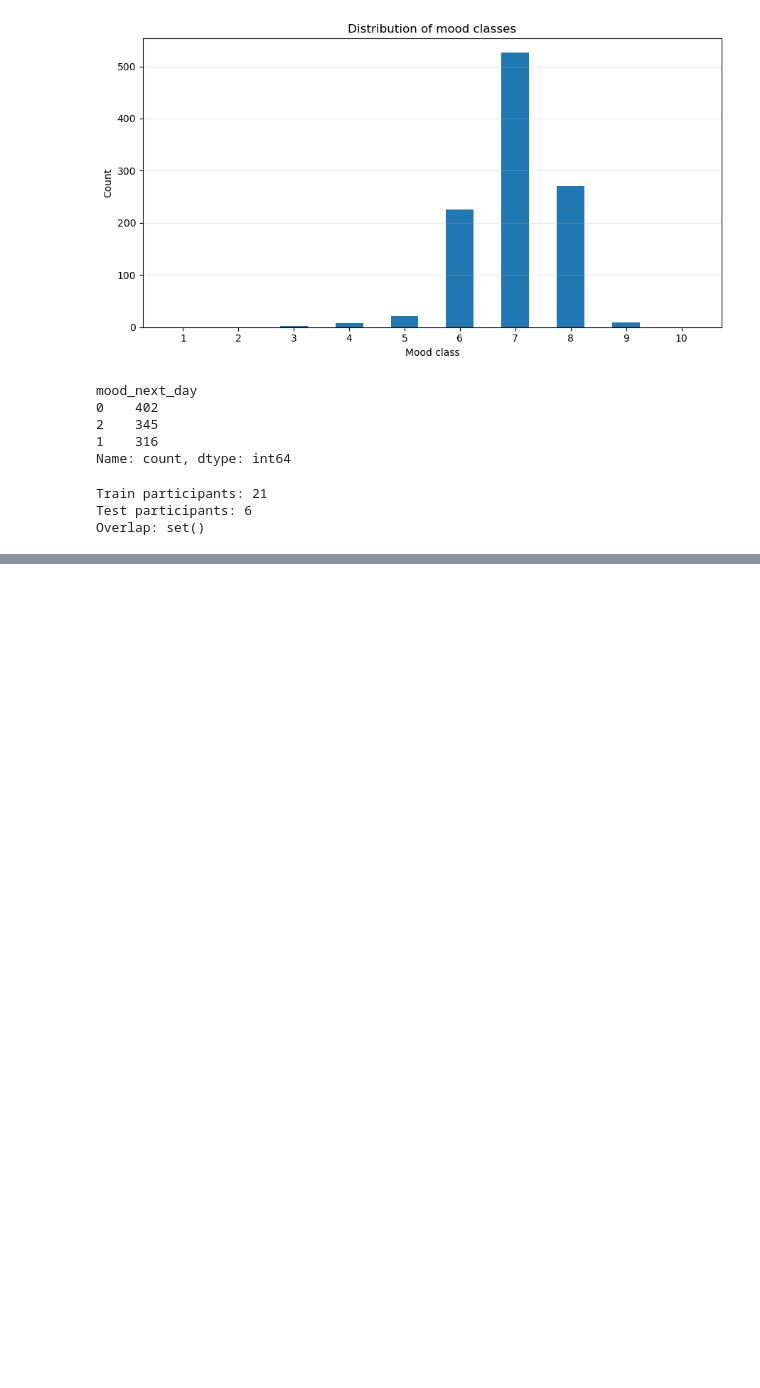
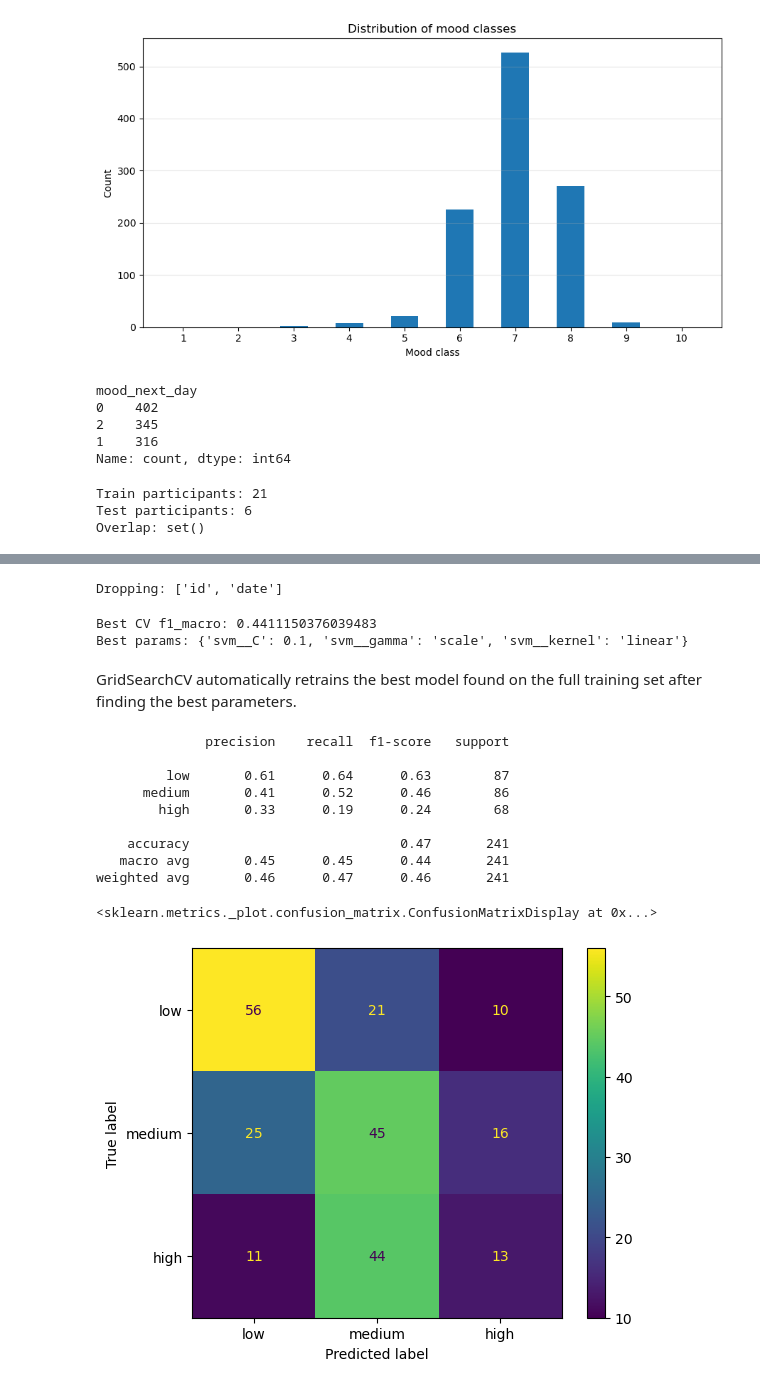
Before and after one commit to FieBergli/DMT_A1, a Jupyter notebook: svm_classification.ipynb, the cells around one changed output, grey strips where cells are left out. Saved outputs shown, nothing was run; the diff lists cells and outputs as text; code cells hidden in the pictures; blank space fills up the shorter version.

Commit message:
training pipeline and testing of svm

```diff
--- a/svm_classification.ipynb
+++ b/svm_classification.ipynb
@@ -70,0 +96,63 @@ Overlap: set()
+# %%
+# Drop any non-numeric columns before fitting
+cols_to_drop = X_train.select_dtypes(exclude="number").columns.tolist()
+print("Dropping:", cols_to_drop)  # verify what gets dropped
+
+X_train = X_train.drop(columns=cols_to_drop)
+X_test  = X_test.drop(columns=cols_to_drop)
+# %% [output]
+Dropping: ['id', 'date']
+# %%
+#scaling all features within the same range, done after splitting into train/test to avoid leaking test statistics into training
+#class_weight=balanced penalizes misclassifying the minority classes more heavily, to make sure the SVM doesn´t just learn to predict the majority classes
+pipe = Pipeline([
+    ("scaler", StandardScaler()),
+    ("svm", SVC(class_weight="balanced"))])
+
+
+
+
+# C : control tradeoff between smooth decision boundary and classifying training points correctly. low c = smoother, more generalizable, high c = fits training data more tightly
+# kernel : how the svm maps data to higher dimensions, rbf assumes non-linear relationships, linear works with classes that are linearly separable
+# gamma : controls how far the influence of a single training point reaches into the rbf kernel
+param_grid = {
+    "svm__C" : [0.1, 1, 10],
+    "svm__kernel" : ["rbf", "linear"],
+    "svm__gamma" : ["scale", "auto"]
+}
+
+#gridssearch to find best hyperparams, evaluates each combination using cross-validation. Using GroupKFold to make sure no participant appear in both the fold'set
+#train and val set.
+#Using f1 score which is better for unbalanced datasets, computes f1 seperatly for each class and averages them equally.
+cv = GroupKFold(n_splits=5)
+search = GridSearchCV(pipe, param_grid, cv=cv, scoring="f1_macro", n_jobs=-1)
+search.fit(X_train, y_train, groups=df["id"].iloc[train_idx])
+
+print("Best CV f1_macro:", search.best_score_)
+print("Best params:", search.best_params_)
+# %% [output]
+Best CV f1_macro: 0.4411150376039483
+Best params: {'svm__C': 0.1, 'svm__gamma': 'scale', 'svm__kernel': 'linear'}
+# %% [markdown]
+GridSearchCV automatically retrains the best model found on the full training set after finding the best parameters.
+# %%
+best_model = search.best_estimator_
+y_pred = best_model.predict(X_test)
+
+print(classification_report(y_test, y_pred, target_names=["low", "medium", "high"]))
+
+cm = confusion_matrix(y_test, y_pred)
+disp = ConfusionMatrixDisplay(cm, display_labels=["low", "medium", "high"])
+disp.plot()
+# %% [output]
+              precision    recall  f1-score   support
+
+         low       0.61      0.64      0.63        87
+      medium       0.41      0.52      0.46        86
+        high       0.33      0.19      0.24        68
+
+    accuracy                           0.47       241
+   macro avg       0.45      0.45      0.44       241
+weighted avg       0.46      0.47      0.46       241
+<sklearn.metrics._plot.confusion_matrix.ConfusionMatrixDisplay at 0x...>
+[figure, added]
```
Also changed, not shown: parts of 2 cells of this notebook.
